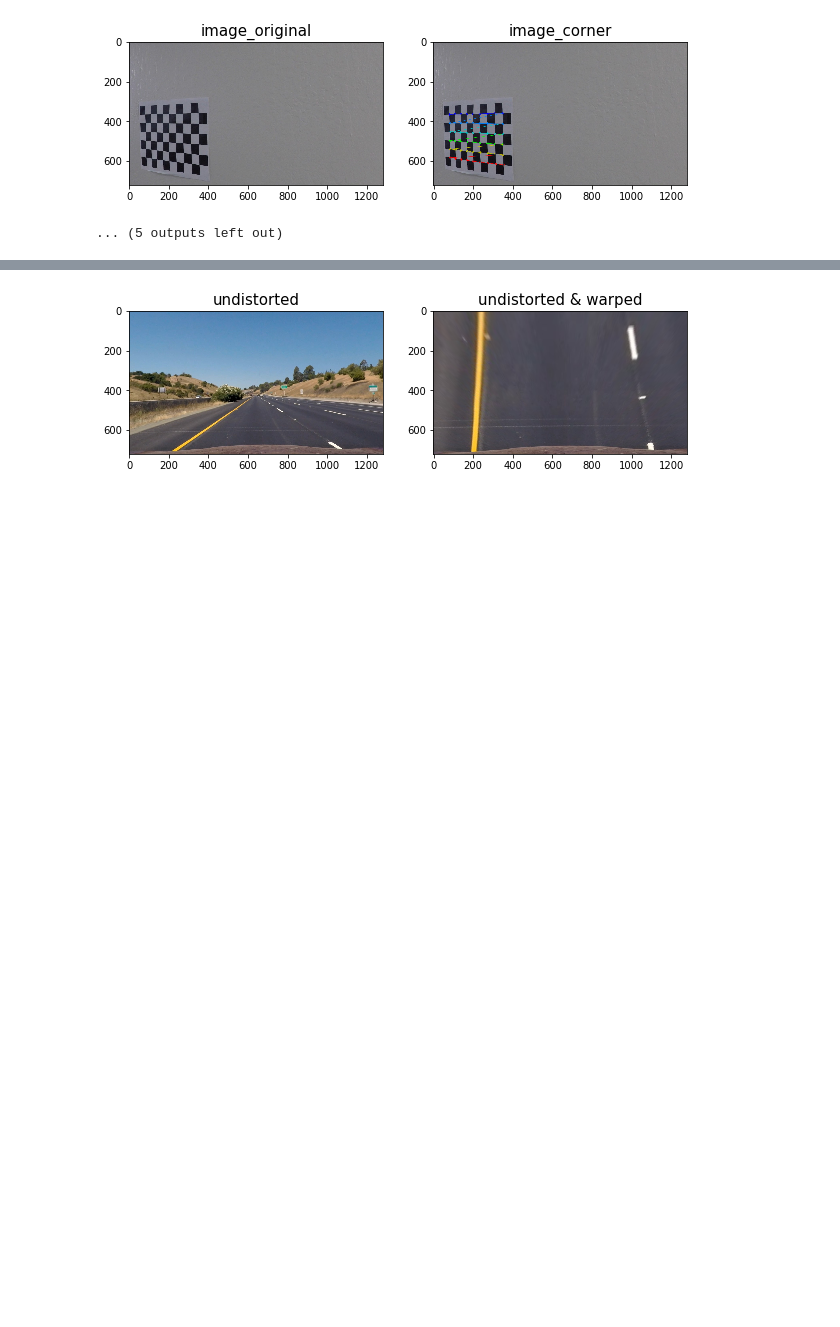
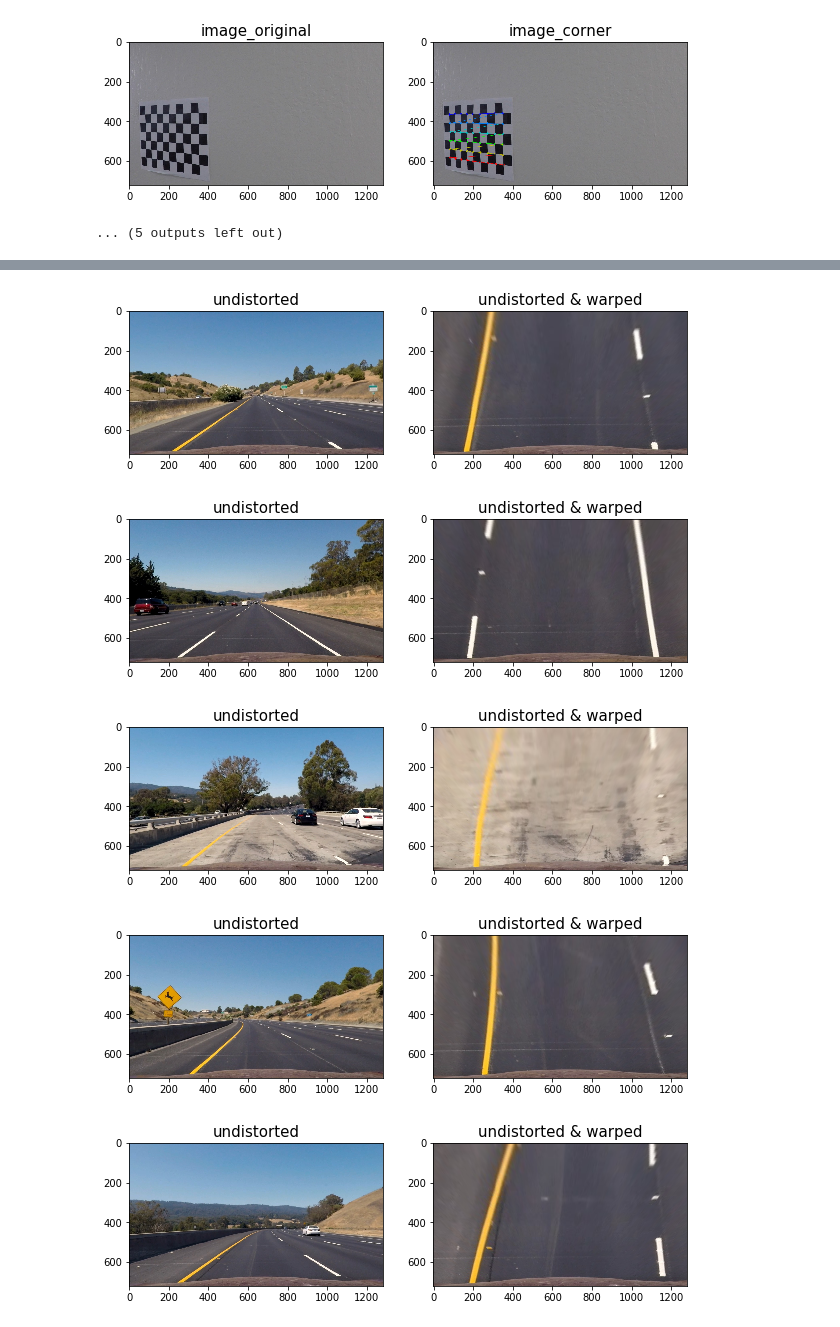
Before and after one commit to YasirHabib/Self-Driving-Car-Engineer, a Jupyter notebook: Advanced-Lane-Lines/Solution.ipynb, the cells around one changed output, grey strips where cells are left out. Drawn from its saved outputs; the diff is of its cells as text; code cells hidden in the pictures; blank space fills up the shorter version.

```diff
--- a/Advanced-Lane-Lines/Solution.ipynb
+++ b/Advanced-Lane-Lines/Solution.ipynb
@@ -78,12 +78,13 @@ mtx, dist = camera_cal(images, nx, ny)
 def undistort(img, mtx, dist):
     return cv2.undistort(img, mtx, dist, None, mtx)
 # %%
-def warp_chessboard(undist, nx, ny, mtx, dist):
+def warp_chessboard(undist, nx, ny):
     gray = cv2.cvtColor(undist, cv2.COLOR_BGR2GRAY)
     ret, corners = cv2.findChessboardCorners(gray, (nx, ny), None)
     if ret:
         cv2.drawChessboardCorners(undist, (nx, ny), corners, ret)
         src = np.float32([corners[0][0], corners[nx - 1][0], corners[-1][0], corners[-nx][0]])
+        # print(corners[0][0])                    [710.3549 215.566 ]
         dst = np.float32([[100, 100], [1180,100], [1180, 620], [100, 620]])
         M = cv2.getPerspectiveTransform(src, dst)
         warped = cv2.warpPerspective(undist, M, gray.shape[::-1], flags=cv2.INTER_LINEAR)
@@ -102,10 +103,9 @@ undist = undistort(img, mtx, dist)
 # Select 4 destination points on the warped image where you want the 4 source points to appear
 # Use opencv to calculate the transform 'M' that maps source points onto destination points
 # Apply transform 'M' to the original image to get the warped image using opencv
-top_down, perspective_M = warp_chessboard(undist, nx, ny, mtx, dist)
+top_down, perspective_M = warp_chessboard(undist, nx, ny)
 
 f, (ax1, ax2, ax3) = plt.subplots(1, 3, figsize=(10, 20))
-#f.tight_layout()
 ax1.imshow(img)
 ax1.set_title('original', fontsize=15)
 ax2.imshow(undist)
@@ -118,26 +118,29 @@ Text(0.5, 1.0, 'undistorted & warped')
 # %%
-def warp_test_images(img, mtx, dist):
+def warp_test_images(img):
 
-    offset = 0
-    src = np.float32([[490, 482],[810, 482],
-                      [1250, 720],[40, 720]])
+    src = np.float32([[480, 480],[800, 480],
+                      [1250, 720],[50, 720]])
     dst = np.float32([[0, 0], [1280, 0],
-                     [1250, 720],[40, 720]])
+                     [1280, 720],[0, 720]])
     M = cv2.getPerspectiveTransform(src, dst)
-    warped = cv2.warpPerspective(undist, M, img.shape[1::-1])
+    warped = cv2.warpPerspective(img, M, img.shape[1::-1])
 
     return warped, M
 # %%
 input_folder = 'test_images/'
 
 for img in glob(input_folder + '/*.jpg'):
     img = mpimg.imread(img)
     undist = undistort(img, mtx, dist)
-    top_down, perspective_M = warp_test_images(undist, mtx, dist)
+    top_down, perspective_M = warp_test_images(undist)
     f, (ax1, ax2) = plt.subplots(1, 2, figsize=(10, 20))
     ax1.imshow(undist)
     ax1.set_title('undistorted', fontsize=15)
     ax2.imshow(top_down)
     ax2.set_title('undistorted & warped', fontsize=15)
 # %% [output]
-[figure, old version]
+[figure, new version]
+[figure, added]
+[figure, added]
+[figure, added]
+[figure, added]
```
Also changed, not shown: parts of 3 cells of this notebook.
